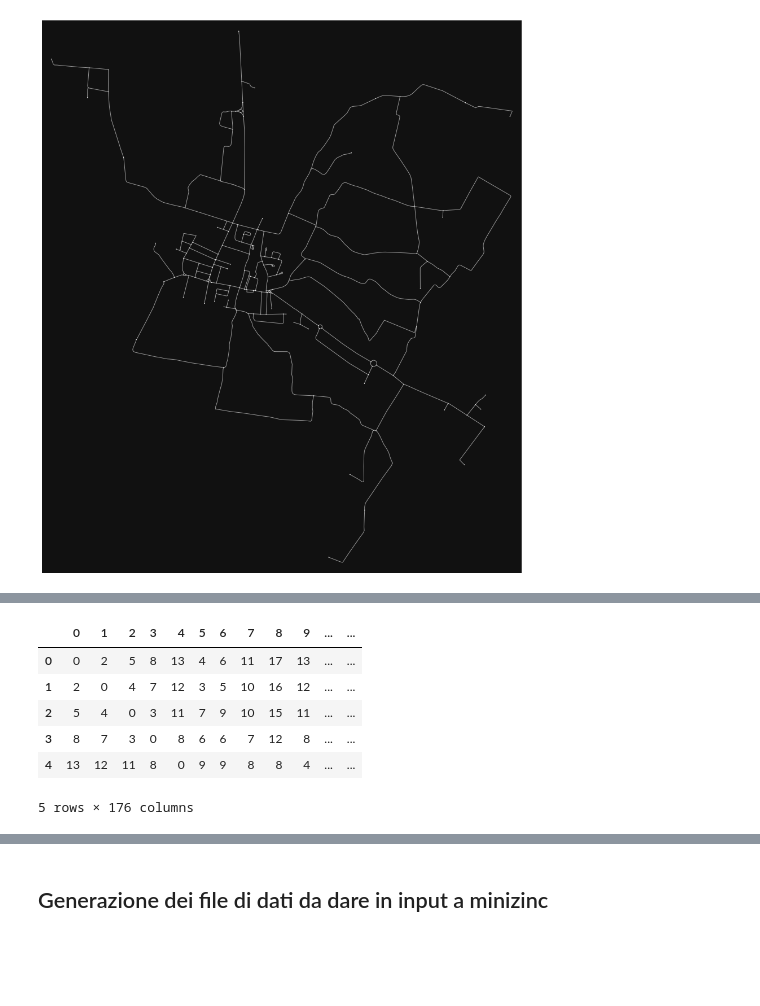
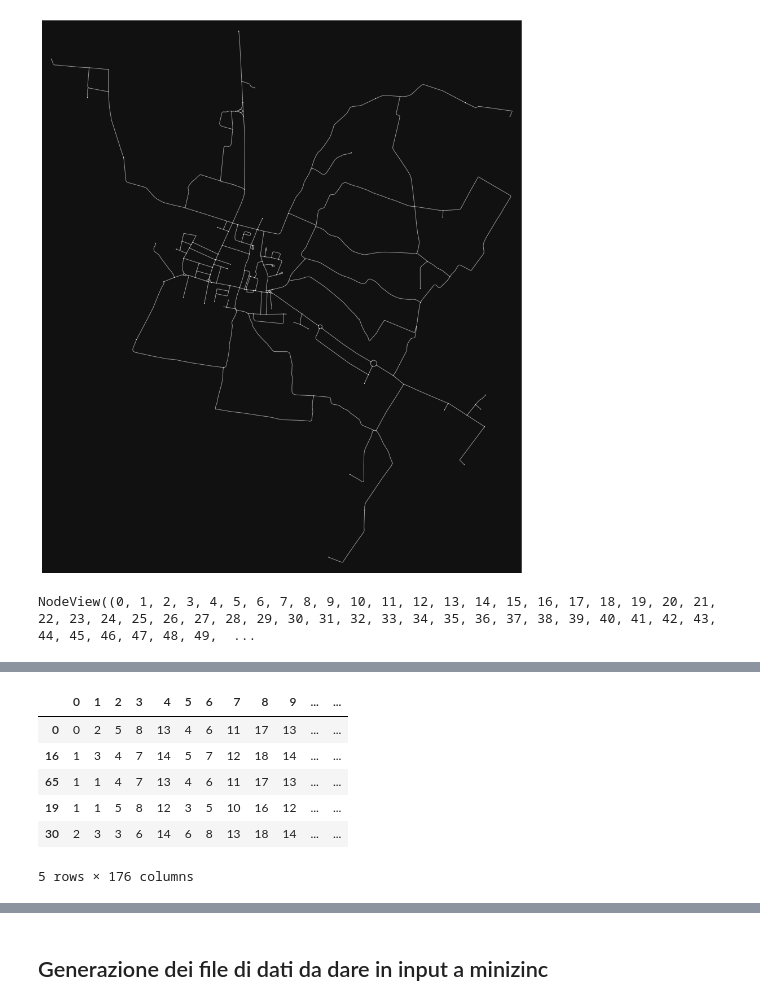
Before and after one commit to jokerale/pizzaguy, a Jupyter notebook: code/plot.ipynb, the cells around one changed output, grey strips where cells are left out. Drawn from its saved outputs; the diff is of its cells as text; code cells hidden in the pictures; blank space fills up the shorter version.

```diff
--- a/code/plot.ipynb
+++ b/code/plot.ipynb
@@ -178,6 +178,10 @@ fig, ax = ox.plot_graph(dGraph, node_size=2, figsize=(18,18))
 #nx.draw_networkx_edge_labels(G,pos,edge_labels=labels)
 # %% [output]
 [figure]
+# %%
+dGraph.nodes
+# %% [output]
+NodeView((0, 1, 2, 3, 4, 5, 6, 7, 8, 9, 10, 11, 12, 13, 14, 15, 16, 17, 18, 19, 20, 21, 22, 23, 24, 25, 26, 27, 28, 29, 30, 31, 32, 33, 34, 35, 36, 37, 38, 39, 40, 41, 42, 43, 44, 45, 46, 47, 48, 49,  ...
 # %%
 ox.basic_stats(dGraph)
 # %% [output]
@@ -203,18 +207,15 @@ ox.basic_stats(dGraph)
 # %%
 # calcolo della minore distanza tra tutte le coppie di nodi
 # --> la matrice sarà simmetrica perchè il grafo è indiretto
 labels2 = nx.get_edge_attributes(dGraph, 'length')
 dictDist2 = dict(nx.all_pairs_dijkstra_path_length(dGraph))
 mDist2 = pd.DataFrame(dictDist2)
-mDistSorted2 = mDist2.sort_index()
-#mDistSorted3 = mDistSorted2.reset_index()
-#mDistSorted4 = mDistSorted3.T.reset_index()
-mDistSorted2.head()
+mDist2.head()
 # %% [output]
 |  | 0 | 1 | 2 | 3 | 4 | 5 | 6 | 7 | 8 | 9 | ... | ... |
 | 0 | 0 | 2 | 5 | 8 | 13 | 4 | 6 | 11 | 17 | 13 | ... | ... |
-| 1 | 2 | 0 | 4 | 7 | 12 | 3 | 5 | 10 | 16 | 12 | ... | ... |
-| 2 | 5 | 4 | 0 | 3 | 11 | 7 | 9 | 10 | 15 | 11 | ... | ... |
-| 3 | 8 | 7 | 3 | 0 | 8 | 6 | 6 | 7 | 12 | 8 | ... | ... |
-| 4 | 13 | 12 | 11 | 8 | 0 | 9 | 9 | 8 | 8 | 4 | ... | ... |
+| 16 | 1 | 3 | 4 | 7 | 14 | 5 | 7 | 12 | 18 | 14 | ... | ... |
+| 65 | 1 | 1 | 4 | 7 | 13 | 4 | 6 | 11 | 17 | 13 | ... | ... |
+| 19 | 1 | 1 | 5 | 8 | 12 | 3 | 5 | 10 | 16 | 12 | ... | ... |
+| 30 | 2 | 3 | 3 | 6 | 14 | 6 | 8 | 13 | 18 | 14 | ... | ... |
 5 rows × 176 columns
```
Also changed, not shown: parts of 3 cells of this notebook, 3 other files.
